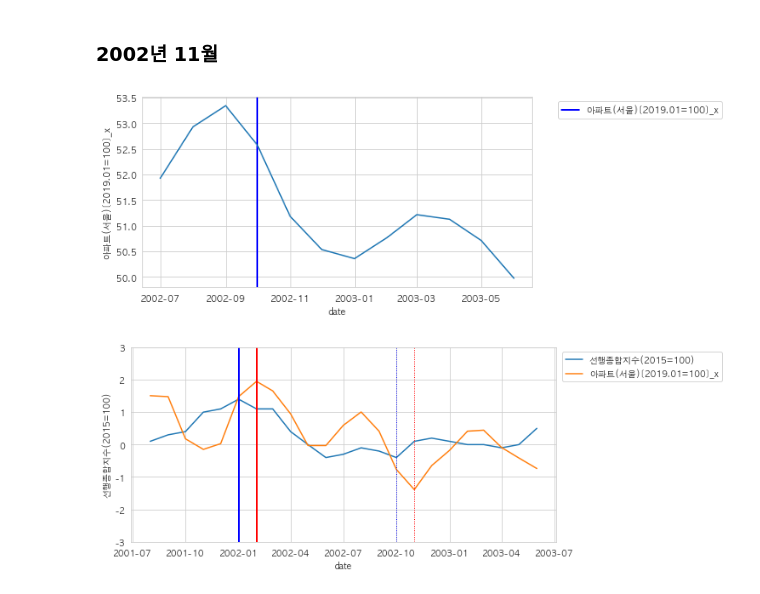
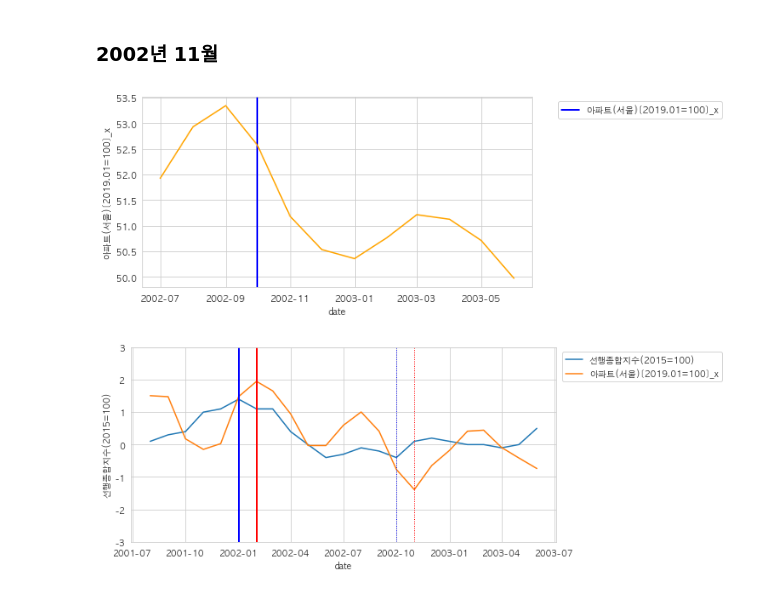
Before and after one commit to johanjun/dacon_finance2021, a Jupyter notebook: dacon_reviz_analysis2.ipynb, the cells around one changed output. Cells and saved outputs as stored; diff of their text form; code cells hidden in the pictures.

```diff
--- a/dacon_reviz_analysis2.ipynb
+++ b/dacon_reviz_analysis2.ipynb
@@ -363,17 +352,17 @@ plt.show()
 # %%
 y_ = df_line[(df_line.index > dt.datetime(2002, 6, 1)) & (df_line.index < dt.datetime(2003, 7, 1))]
 fig = plt.figure(figsize=(8,4))
 sns.set_style('whitegrid')
 plt.rcParams['axes.unicode_minus'] = False
 plt.rc('font', family='AppleGothic')
 plt.axvline(x=dt.datetime(2002, 10, 1), color='b', linewidth=2)
-sns.lineplot(x='date', y=y_['아파트(서울)[2019.01=100]_x'], data=df_line)
+sns.lineplot(x='date', y=y_['아파트(서울)[2019.01=100]_x'], data=df_line, color='orange')
 labels = ['아파트(서울)[2019.01=100]_x']
 plt.legend(labels=labels, bbox_to_anchor=(1.5, 1))
 
 plt.show()
 # %% [output]
-[figure, old version]
+[figure, new version]
 # %%
 fig = plt.figure(figsize=(8,4))
 sns.set_style('whitegrid')
```
Also changed, not shown: parts of 31 cells of this notebook, 10 other files.
